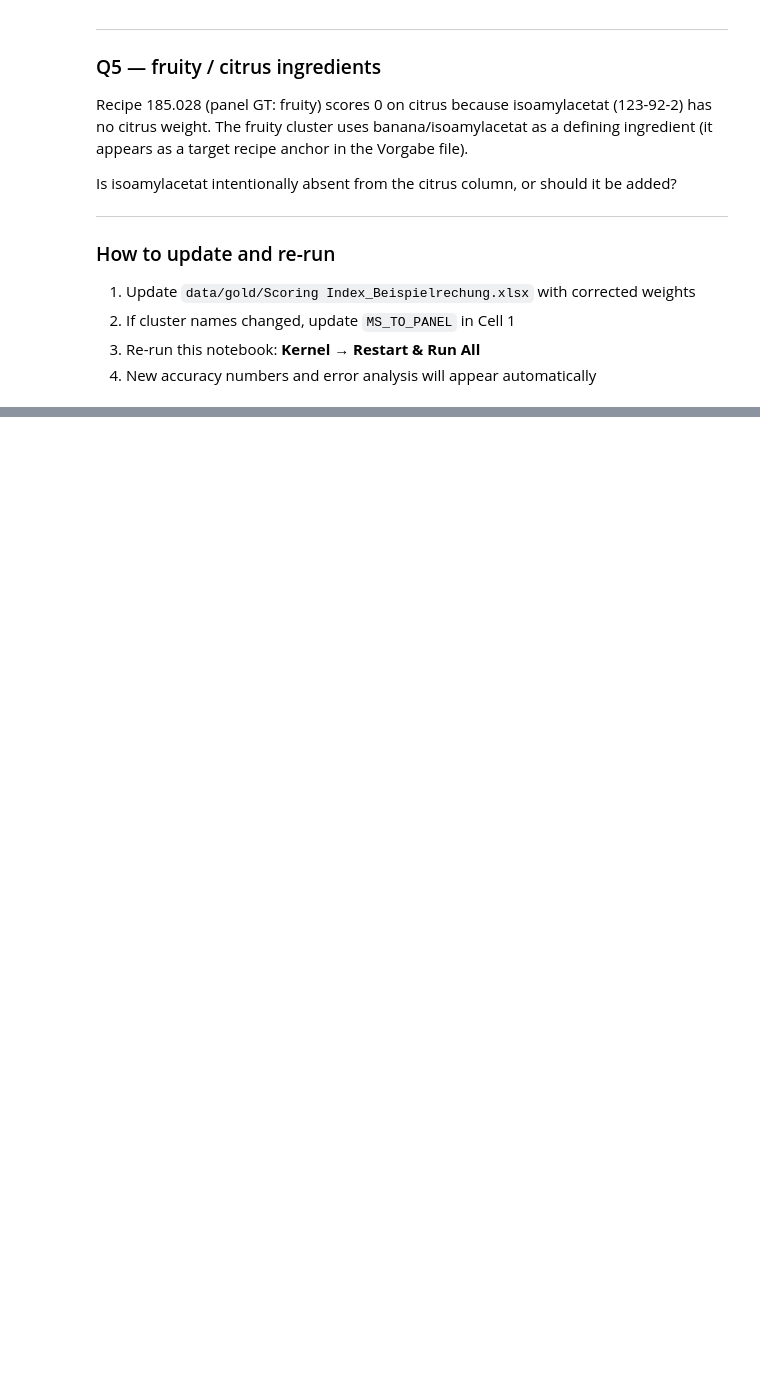
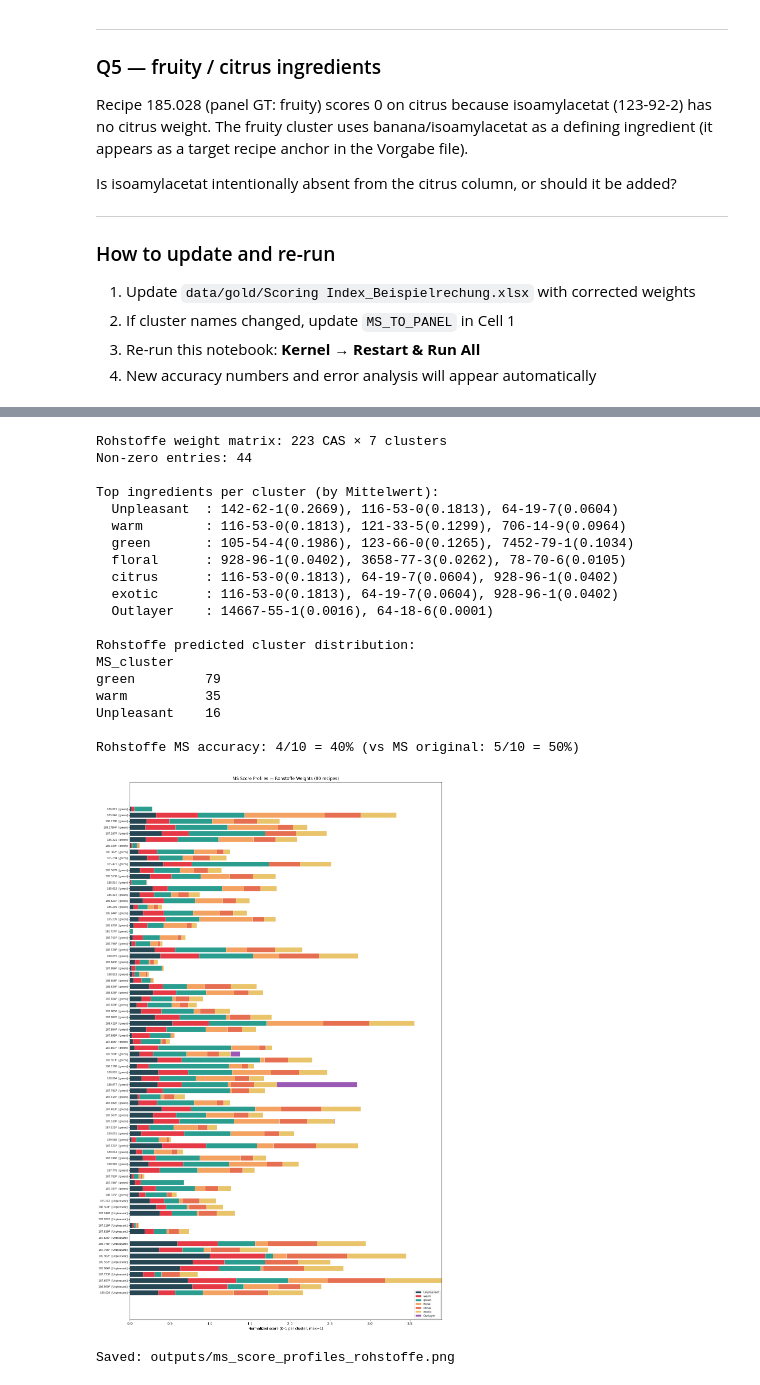
Before and after one commit to fredboneML/Flavour_Agent, a Jupyter notebook: notebooks/scoring_ms_assessment.ipynb, the cells around one changed output, grey strips where cells are left out. Drawn from its saved outputs; the diff is of its cells as text; code cells hidden in the pictures; blank space fills up the shorter version.

```diff
--- a/notebooks/scoring_ms_assessment.ipynb
+++ b/notebooks/scoring_ms_assessment.ipynb
@@ -654,0 +722,79 @@ Is isoamylacetat intentionally absent from the citrus column, or should it be ad
+# %%
+from scripts.ms_scoring import load_rohstoffe_weights
+
+weights_rohst = load_rohstoffe_weights(SCORING_XLSX)
+print(f"Rohstoffe weight matrix: {weights_rohst.shape[0]} CAS × {weights_rohst.shape[1]} clusters")
+print(f"Non-zero entries: {(weights_rohst > 0).sum().sum()}")
+print("\nTop ingredients per cluster (by Mittelwert):")
+for col in CLUSTER_COLS:
+    top = weights_rohst[col].nlargest(3)
+    top_str = ", ".join(f"{cas}({v:.4f})" for cas, v in top.items() if v > 0)
+    print(f"  {col:12s}: {top_str if top_str else 'none'}")
+
+scores_rohst = compute_scores(recipes_df, weights_rohst)
+ms_rohst     = assign_clusters(scores_rohst)
+ms_rohst_panel = map_to_panel(ms_rohst, MS_TO_PANEL)
+
+print("\nRohstoffe predicted cluster distribution:")
+print(ms_rohst.value_counts().to_string())
+
+# Accuracy vs panel GT (reuse scored_rows GT)
+correct_rohst, total_rohst = 0, 0
+for row in scored_rows:
+    rid  = row["Recipe"]
+    gt   = row["GT"]
+    ds   = _match_verk(rid, recipes)
+    if ds is None:
+        continue
+    pred = ms_rohst_panel.get(ds)
+    if pred:
+        ok = pred == gt
+        correct_rohst += ok
+        total_rohst   += 1
+
+print(f"\nRohstoffe MS accuracy: {correct_rohst}/{total_rohst} = {100*correct_rohst/total_rohst:.0f}% (vs MS original: {score['MS'][0]}/{score['MS'][1]} = {100*score['MS'][0]/score['MS'][1]:.0f}%)" if total_rohst else "No scoreable recipes")
+
+# Score profile plot
+norm_rohst = normalize_scores(scores_rohst)
+sorted_r   = ms_rohst.sort_values().index.tolist()
+disp_r     = sorted_r[:80] if len(sorted_r) > 80 else sorted_r
+plot_r     = norm_rohst.loc[disp_r]
+
+fig, ax = plt.subplots(figsize=(14, max(6, len(disp_r) * 0.28)))
+y    = np.arange(len(disp_r))
+left = np.zeros(len(disp_r))
+for col in CLUSTER_COLS:
+    ax.barh(y, plot_r[col].values, left=left, label=col,
+            color=MS_COLORS.get(col, "#aaa"), edgecolor="white", linewidth=0.3)
+    left += plot_r[col].values
+ax.set_yticks(y)
+ax.set_yticklabels([f"{r}  [{ms_rohst[r]}]" for r in disp_r], fontsize=7)
+ax.set_xlabel("Normalized score (0–1 per cluster, max=1)")
+ax.set_title(f"MS Score Profiles — Rohstoffe Weights ({len(disp_r)} recipes)")
+ax.legend(loc="lower right", fontsize=8)
+plt.tight_layout()
+plt.savefig("../outputs/ms_score_profiles_rohstoffe.png", dpi=130, bbox_inches="tight")
+plt.show()
+print("Saved: outputs/ms_score_profiles_rohstoffe.png")
+# %% [output]
+Rohstoffe weight matrix: 223 CAS × 7 clusters
+Non-zero entries: 44
+
+Top ingredients per cluster (by Mittelwert):
+  Unpleasant  : 142-62-1(0.2669), 116-53-0(0.1813), 64-19-7(0.0604)
+  warm        : 116-53-0(0.1813), 121-33-5(0.1299), 706-14-9(0.0964)
+  green       : 105-54-4(0.1986), 123-66-0(0.1265), 7452-79-1(0.1034)
+  floral      : 928-96-1(0.0402), 3658-77-3(0.0262), 78-70-6(0.0105)
+  citrus      : 116-53-0(0.1813), 64-19-7(0.0604), 928-96-1(0.0402)
+  exotic      : 116-53-0(0.1813), 64-19-7(0.0604), 928-96-1(0.0402)
+  Outlayer    : 14667-55-1(0.0016), 64-18-6(0.0001)
+
+Rohstoffe predicted cluster distribution:
+MS_cluster
+green         79
+warm          35
+Unpleasant    16
+
+Rohstoffe MS accuracy: 4/10 = 40% (vs MS original: 5/10 = 50%)
+[figure, added]
+Saved: outputs/ms_score_profiles_rohstoffe.png
```
Also changed, not shown: parts of 10 cells of this notebook, 5 other files.
